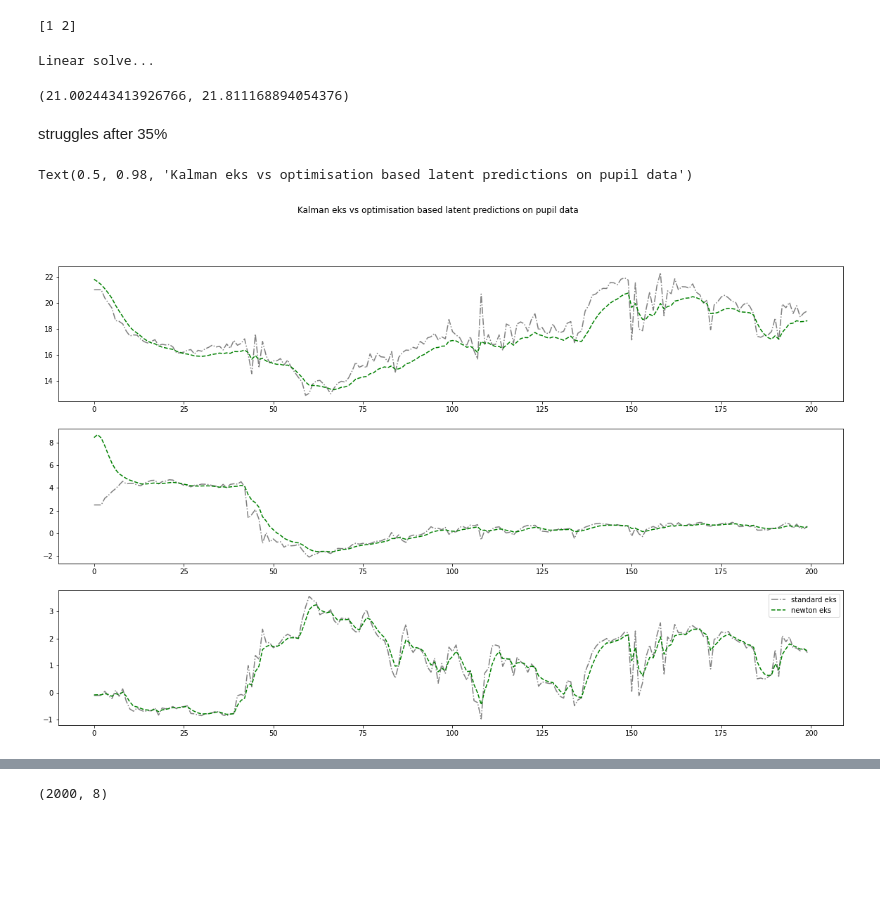
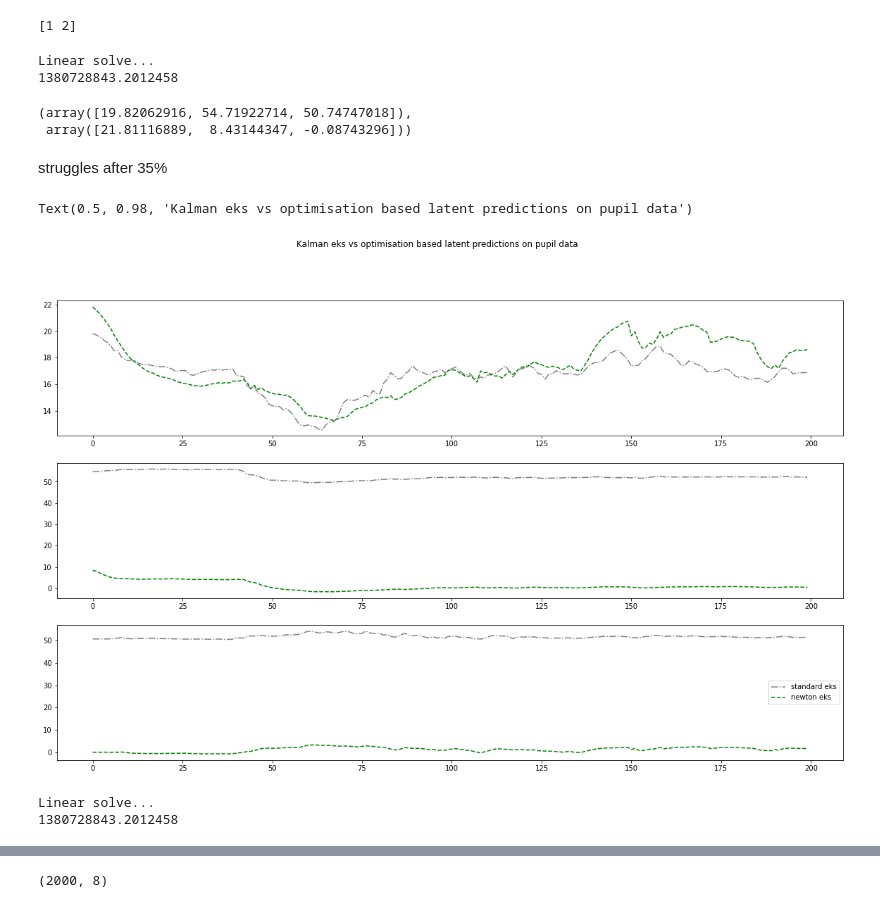
Before and after one commit to erialc-cal/eks, a Jupyter notebook: explore-mirror-fish.ipynb, the cells around one changed output, grey strips where cells are left out. Saved outputs shown, nothing was run; the diff lists cells and outputs as text; code cells hidden in the pictures; blank space fills up the shorter version.

```diff
--- a/explore-mirror-fish.ipynb
+++ b/explore-mirror-fish.ipynb
@@ -587,22 +641,24 @@ def kalman_newton_recursive2(y, mu0, S0, A, B, D, E, f = None, df = None,df2 = N
         # to be done, gradient is less straightforward
     return q
 # %%
-q_test = kalman_newton_recursive2(y[:,:], mu0,S0, A, B, D, E)
+q_test = kalman_newton_recursive(y[:,:], mu0,S0, A, B, D, E)
 # %% [output]
 Linear solve...
+1380728843.2012458
 # %%
-q[0,0], (mu0+np.linalg.inv(S0)@B.T@invD@y[0,:])[0]
+q[0,], (mu0+np.linalg.inv(S0)@B.T@invD@y[0,:])[:]
 # %% [output]
-(21.002443413926766, 21.811168894054376)
+(array([19.82062916, 54.71922714, 50.74747018]),
+ array([21.81116889,  8.43144347, -0.08743296]))
 # %% [markdown]
  struggles after 35%
 # %%
 fig, ax = plt.subplots(3,1,figsize=(20,12))
 for i in range(3):
-    ax[i].plot(q[i,:200], "-.",color="grey", label="standard eks")
+    ax[i].plot(q[:200,i], "-.",color="grey", label="standard eks")
     ax[i].plot(q_test[:200,i], "--",color="green", label="newton eks")
 plt.legend()
 plt.suptitle("Kalman eks vs optimisation based latent predictions on pupil data")
 # %% [output]
 Text(0.5, 0.98, 'Kalman eks vs optimisation based latent predictions on pupil data')
-[figure, old version]
+[figure, new version]
@@ -608,0 +705,5 @@ Text(0.5, 0.98, 'Kalman eks vs optimisation based latent predictions on pupil da
+# %%
+q_test = kalman_newton_recursive(y, mu0, S0, A, B, D, E)
+# %% [output]
+Linear solve...
+1380728843.2012458
```
Also changed, not shown: parts of 23 cells of this notebook, 4 other files.
